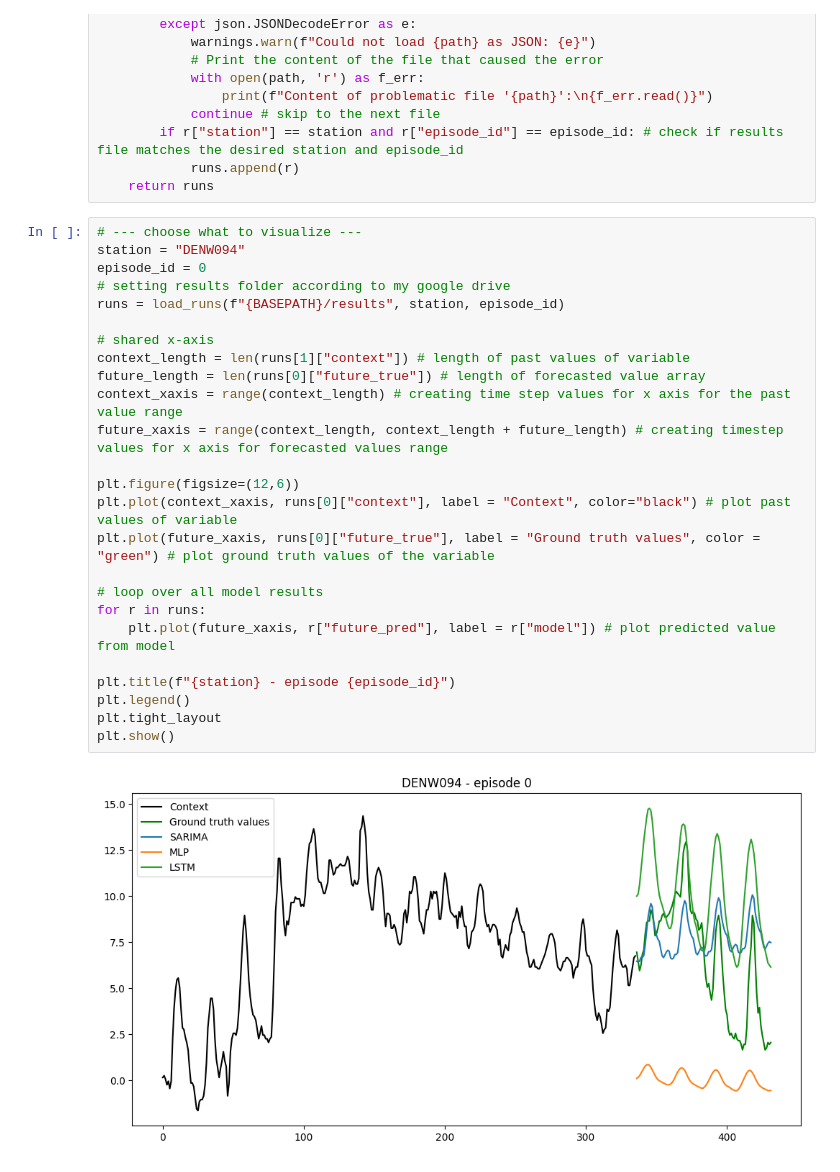
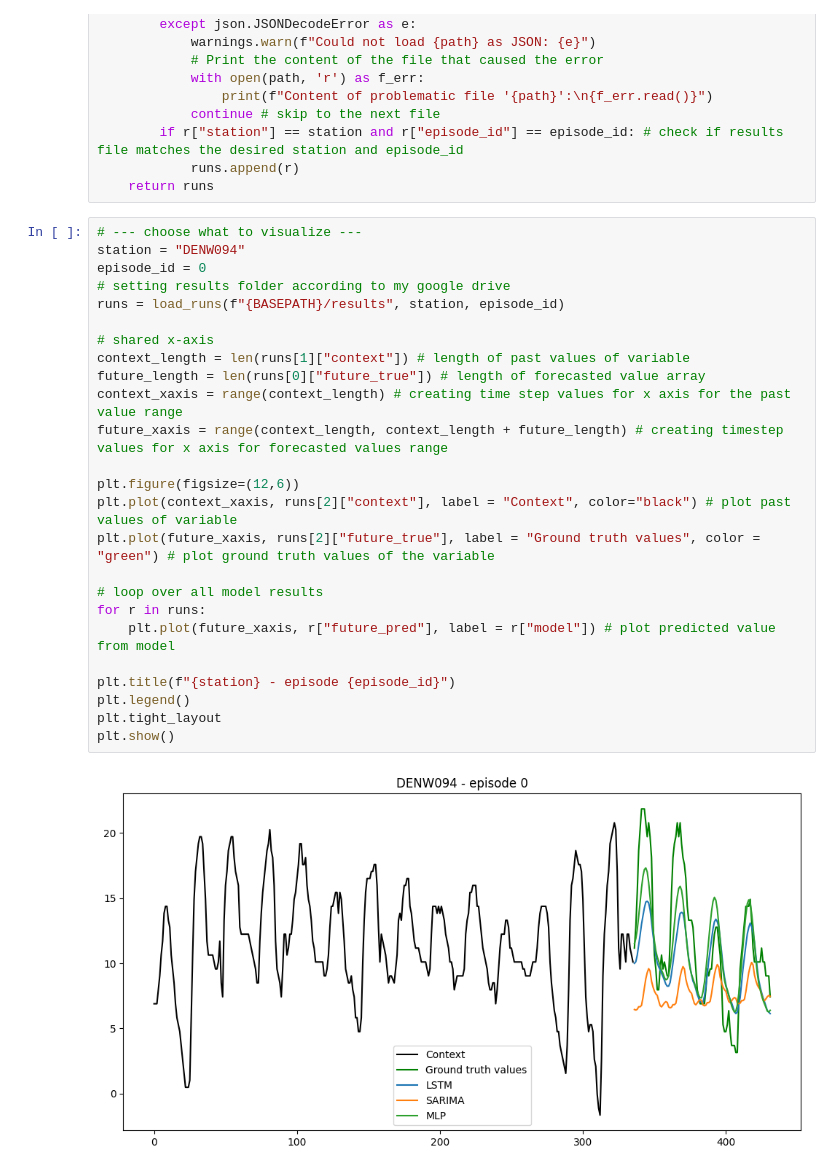
Before and after one commit to babypanda212/mless, a Jupyter notebook: homework2/task1.ipynb, the cells around one changed output. Cells and saved outputs as stored; diff of their text form.

```diff
--- a/homework2/task1.ipynb
+++ b/homework2/task1.ipynb
@@ -124,27 +143,27 @@ def load_runs(run_dir, station, episode_id):
 # %%
 # --- choose what to visualize ---
 station = "DENW094"
 episode_id = 0
 # setting results folder according to my google drive
 runs = load_runs(f"{BASEPATH}/results", station, episode_id)
 
 # shared x-axis
 context_length = len(runs[1]["context"]) # length of past values of variable
 future_length = len(runs[0]["future_true"]) # length of forecasted value array
 context_xaxis = range(context_length) # creating time step values for x axis for the past value range
 future_xaxis = range(context_length, context_length + future_length) # creating timestep values for x axis for forecasted values range
 
 plt.figure(figsize=(12,6))
-plt.plot(context_xaxis, runs[0]["context"], label = "Context", color="black") # plot past values of variable
-plt.plot(future_xaxis, runs[0]["future_true"], label = "Ground truth values", color = "green") # plot ground truth values of the variable
+plt.plot(context_xaxis, runs[2]["context"], label = "Context", color="black") # plot past values of variable
+plt.plot(future_xaxis, runs[2]["future_true"], label = "Ground truth values", color = "green") # plot ground truth values of the variable
 
 # loop over all model results
 for r in runs:
     plt.plot(future_xaxis, r["future_pred"], label = r["model"]) # plot predicted value from model
 
 plt.title(f"{station} - episode {episode_id}")
 plt.legend()
 plt.tight_layout
 plt.show()
 # %% [output]
-[figure, old version]
+[figure, new version]
```
Also changed, not shown: parts of 8 cells of this notebook.
